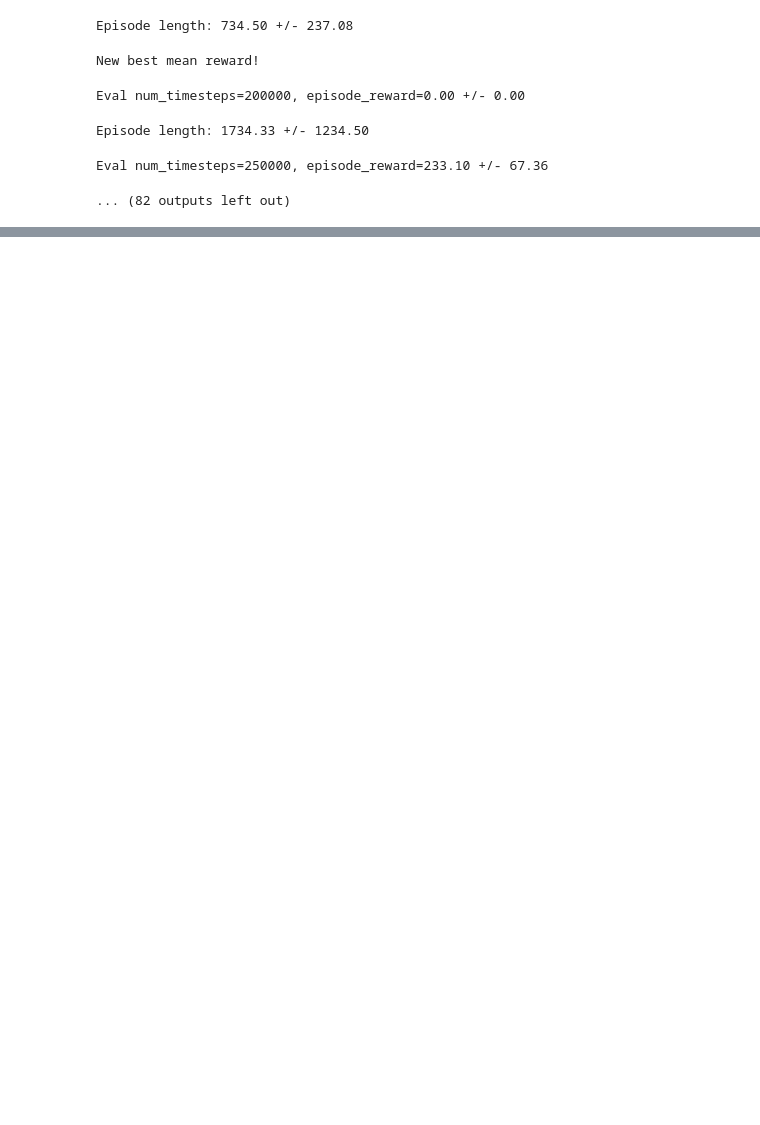
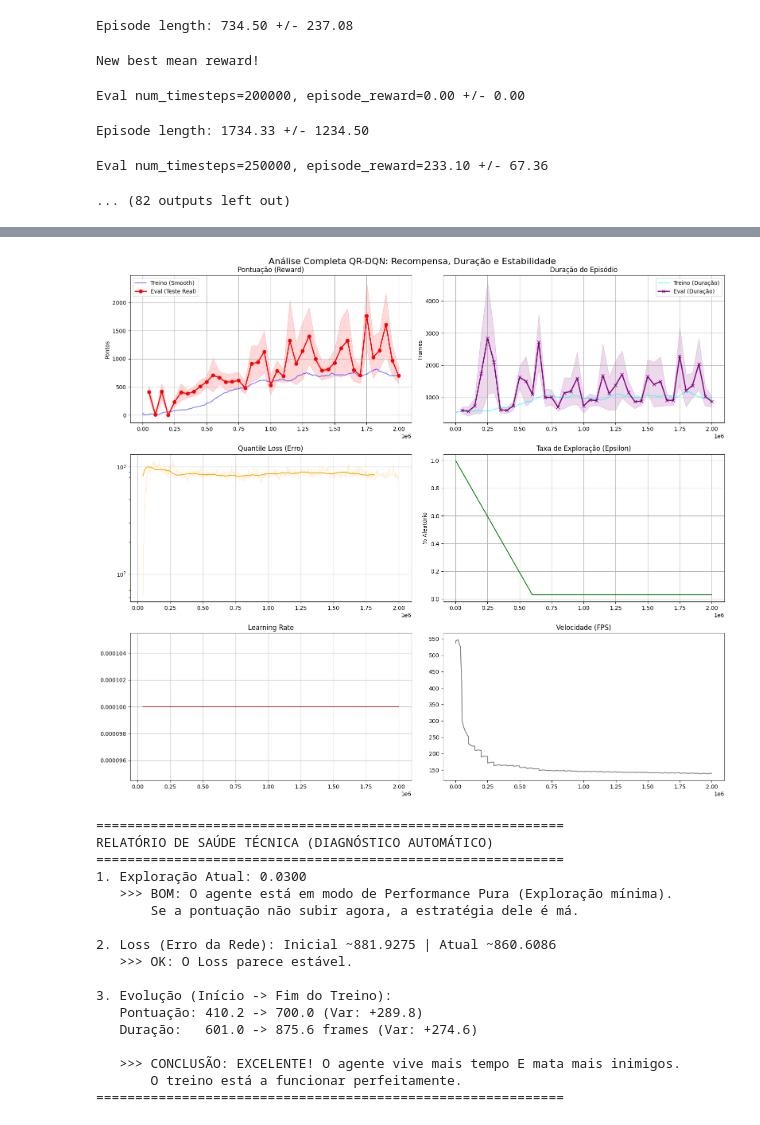
Before and after one commit to diogo-xyz/Reinforcement-Learning-Agents, a Jupyter notebook: PL1_GP2.ipynb, the cells around one changed output, grey strips where cells are left out. Drawn from its saved outputs; the diff is of its cells as text; code cells hidden in the pictures; blank space fills up the shorter version.

```diff
--- a/PL1_GP2.ipynb
+++ b/PL1_GP2.ipynb
@@ -2868,0 +3931,24 @@ A ler: assault_logs/PPO_1/events.out.tfevents.1765340029.diogo-Katana-15-B13VEK.
+# %%
+EVAL_PATH = "Ambiente_Enemies_Penalty_v5/results/evaluations.npz"
+LOG_PATH = "Ambiente_Enemies_Penalty_v5/QRDQN_1/events.out.tfevents.1765547101.diogo-Katana-15-B13VEK.6877.0"
+
+analyze_qrdqn_full(EVAL_PATH, LOG_PATH)
+# %% [output]
+[figure, added]
+============================================================
+RELATÓRIO DE SAÚDE TÉCNICA (DIAGNÓSTICO AUTOMÁTICO)
+============================================================
+1. Exploração Atual: 0.0300
+   >>> BOM: O agente está em modo de Performance Pura (Exploração mínima).
+       Se a pontuação não subir agora, a estratégia dele é má.
+
+2. Loss (Erro da Rede): Inicial ~881.9275 | Atual ~860.6086
+   >>> OK: O Loss parece estável.
+
+3. Evolução (Início -> Fim do Treino):
+   Pontuação: 410.2 -> 700.0 (Var: +289.8)
+   Duração:   601.0 -> 875.6 frames (Var: +274.6)
+
+   >>> CONCLUSÃO: EXCELENTE! O agente vive mais tempo E mata mais inimigos.
+       O treino está a funcionar perfeitamente.
+============================================================
```
Also changed, not shown: parts of 111 cells of this notebook, 1 other file.
